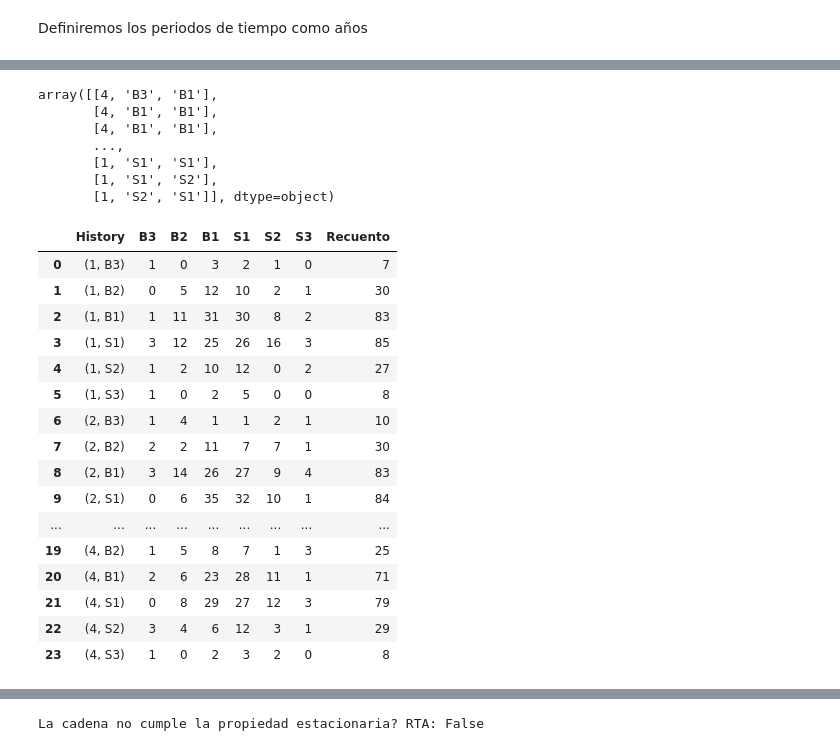
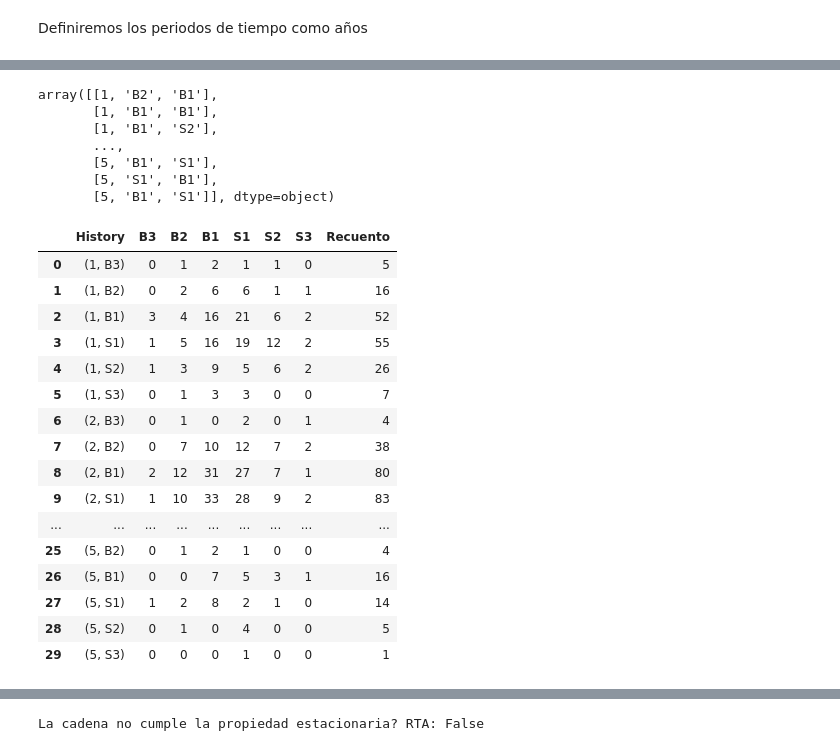
Before and after one commit to JuanJoseCifuentes/inv-de-operaciones, a Jupyter notebook: Segundo Corte/bancolombia_markoviana.ipynb, the cells around one changed output, grey strips where cells are left out. Cells and saved outputs as stored; diff of their text form; code cells hidden in the pictures.

```diff
--- a/Segundo Corte/bancolombia_markoviana.ipynb
+++ b/Segundo Corte/bancolombia_markoviana.ipynb
@@ -25,6 +26,10 @@ df_bancolombia
 # %%
 #Eliminar columnas inútiles
 df_bancolombia = df_bancolombia.drop(columns=['Open','High','Low','Vol.','Change %'])
+
+#Se invierte el dataframe para empezar desde los datos mas antiguos
+df_bancolombia = df_bancolombia.iloc[::-1]
+df_bancolombia = df_bancolombia.reset_index(drop=True)
 
 #Convertir los precios de string a float
 df_bancolombia['Price'] = df_bancolombia['Price'].str.replace(',', '')
@@ -38,6 +43,7 @@ df_bancolombia.insert(2, 'Yn', new_col, True)
 
 #Eliminamos primer dato debido a que no se puede calcular Yn
 df_bancolombia = df_bancolombia.drop([0])
+df_bancolombia = df_bancolombia.reset_index(drop=True)
 # %%
 with pd.option_context('display.max_rows', None,
                        'display.max_columns', None,
@@ -71,25 +77,26 @@ data = df_bancolombia['Yn']
 
 for i, percentage in enumerate(data):
     if(i >= (l - 1)):
-        min = i - l
+        min = i - l + 1
 
         desviacion = np.std(data[min:i])
 
-        if percentage > (2 * desviacion):
+        if percentage >= (2 * desviacion):
             new_col.append('S3')
-        elif percentage > desviacion:
+        elif percentage >= desviacion:
             new_col.append('S2')
-        elif percentage > 0:
+        elif percentage >= 0:
             new_col.append('S1')
-        elif percentage > -(desviacion):
+        elif percentage >= -(desviacion):
             new_col.append('B1')
-        elif percentage > -(2 * desviacion):
+        elif percentage >= -(2 * desviacion):
             new_col.append('B2')
         else:
             new_col.append('B3')
 
-df_bancolombia = df_bancolombia.drop([i for i in range(1,l)])
+df_bancolombia = df_bancolombia.drop([i for i in range(l-1)])
 df_bancolombia.insert(2, 'Estado', new_col, True)
+df_bancolombia = df_bancolombia.reset_index(drop=True)
 # %%
 df_bancolombia
 # %% [output]
@@ -359,8 +366,10 @@ for date in df_bancolombia['Date']:
         new_col.append(2)
     elif '2022' in date:
         new_col.append(3)
+    elif '2023' in date:
+        new_col.append(4)
     else:
-        new_col.append(4)
+        new_col.append(5)
 df_bancolombia.insert(2, 'Periodo', new_col, True)
 
 df_bancolombia
@@ -392,49 +401,49 @@ stationary_table = stationary_table.T
 stationary_table = np.delete(stationary_table, -1, axis=0)
 stationary_table
 # %% [output]
-array([[4, 'B3', 'B1'],
-       [4, 'B1', 'B1'],
-       [4, 'B1', 'B1'],
+array([[1, 'B2', 'B1'],
+       [1, 'B1', 'B1'],
+       [1, 'B1', 'S2'],
        ...,
-       [1, 'S1', 'S1'],
-       [1, 'S1', 'S2'],
-       [1, 'S2', 'S1']], dtype=object)
+       [5, 'B1', 'S1'],
+       [5, 'S1', 'B1'],
+       [5, 'B1', 'S1']], dtype=object)
 # %%
-observed_rows = list(itertools.product([1,2,3,4], estados_posibles))
+observed_rows = list(itertools.product([1,2,3,4,5], estados_posibles))
 
 observed_freq = [[0] * (total_cols + 1) for i in range(len(observed_rows))]
 
 for i in range(len(markovian_table)):
     history = (stationary_table[i][0], stationary_table[i][1])
     row_index = observed_rows.index(history)
     col_index = estados_posibles.index(stationary_table[i][2])
 
     observed_freq[row_index][col_index] += 1
     observed_freq[row_index][total_cols] += 1
 
 cols = estados_posibles.copy()
 cols.append('Recuento')
 observed_freq_stat_df = pd.DataFrame(observed_freq, columns=cols)
 observed_freq_stat_df.insert(0, 'History', observed_rows)
 observed_freq_stat_df
 # %% [output]
 |  | History | B3 | B2 | B1 | S1 | S2 | S3 | Recuento |
-| 0 | (1, B3) | 1 | 0 | 3 | 2 | 1 | 0 | 7 |
-| 1 | (1, B2) | 0 | 5 | 12 | 10 | 2 | 1 | 30 |
-| 2 | (1, B1) | 1 | 11 | 31 | 30 | 8 | 2 | 83 |
-| 3 | (1, S1) | 3 | 12 | 25 | 26 | 16 | 3 | 85 |
-| 4 | (1, S2) | 1 | 2 | 10 | 12 | 0 | 2 | 27 |
-| 5 | (1, S3) | 1 | 0 | 2 | 5 | 0 | 0 | 8 |
-| 6 | (2, B3) | 1 | 4 | 1 | 1 | 2 | 1 | 10 |
-| 7 | (2, B2) | 2 | 2 | 11 | 7 | 7 | 1 | 30 |
-| 8 | (2, B1) | 3 | 14 | 26 | 27 | 9 | 4 | 83 |
-| 9 | (2, S1) | 0 | 6 | 35 | 32 | 10 | 1 | 84 |
+| 0 | (1, B3) | 0 | 1 | 2 | 1 | 1 | 0 | 5 |
+| 1 | (1, B2) | 0 | 2 | 6 | 6 | 1 | 1 | 16 |
+| 2 | (1, B1) | 3 | 4 | 16 | 21 | 6 | 2 | 52 |
+| 3 | (1, S1) | 1 | 5 | 16 | 19 | 12 | 2 | 55 |
+| 4 | (1, S2) | 1 | 3 | 9 | 5 | 6 | 2 | 26 |
+| 5 | (1, S3) | 0 | 1 | 3 | 3 | 0 | 0 | 7 |
+| 6 | (2, B3) | 0 | 1 | 0 | 2 | 0 | 1 | 4 |
+| 7 | (2, B2) | 0 | 7 | 10 | 12 | 7 | 2 | 38 |
+| 8 | (2, B1) | 2 | 12 | 31 | 27 | 7 | 1 | 80 |
+| 9 | (2, S1) | 1 | 10 | 33 | 28 | 9 | 2 | 83 |
 | ... | ... | ... | ... | ... | ... | ... | ... | ... |
-| 19 | (4, B2) | 1 | 5 | 8 | 7 | 1 | 3 | 25 |
-| 20 | (4, B1) | 2 | 6 | 23 | 28 | 11 | 1 | 71 |
-| 21 | (4, S1) | 0 | 8 | 29 | 27 | 12 | 3 | 79 |
-| 22 | (4, S2) | 3 | 4 | 6 | 12 | 3 | 1 | 29 |
-| 23 | (4, S3) | 1 | 0 | 2 | 3 | 2 | 0 | 8 |
+| 25 | (5, B2) | 0 | 1 | 2 | 1 | 0 | 0 | 4 |
+| 26 | (5, B1) | 0 | 0 | 7 | 5 | 3 | 1 | 16 |
+| 27 | (5, S1) | 1 | 2 | 8 | 2 | 1 | 0 | 14 |
+| 28 | (5, S2) | 0 | 1 | 0 | 4 | 0 | 0 | 5 |
+| 29 | (5, S3) | 0 | 0 | 0 | 1 | 0 | 0 | 1 |
 # %%
 observed_prob_stat_df = observed_freq_stat_df.copy()
 for i in range(len(observed_rows)):
```
Also changed, not shown: parts of 28 cells of this notebook.
